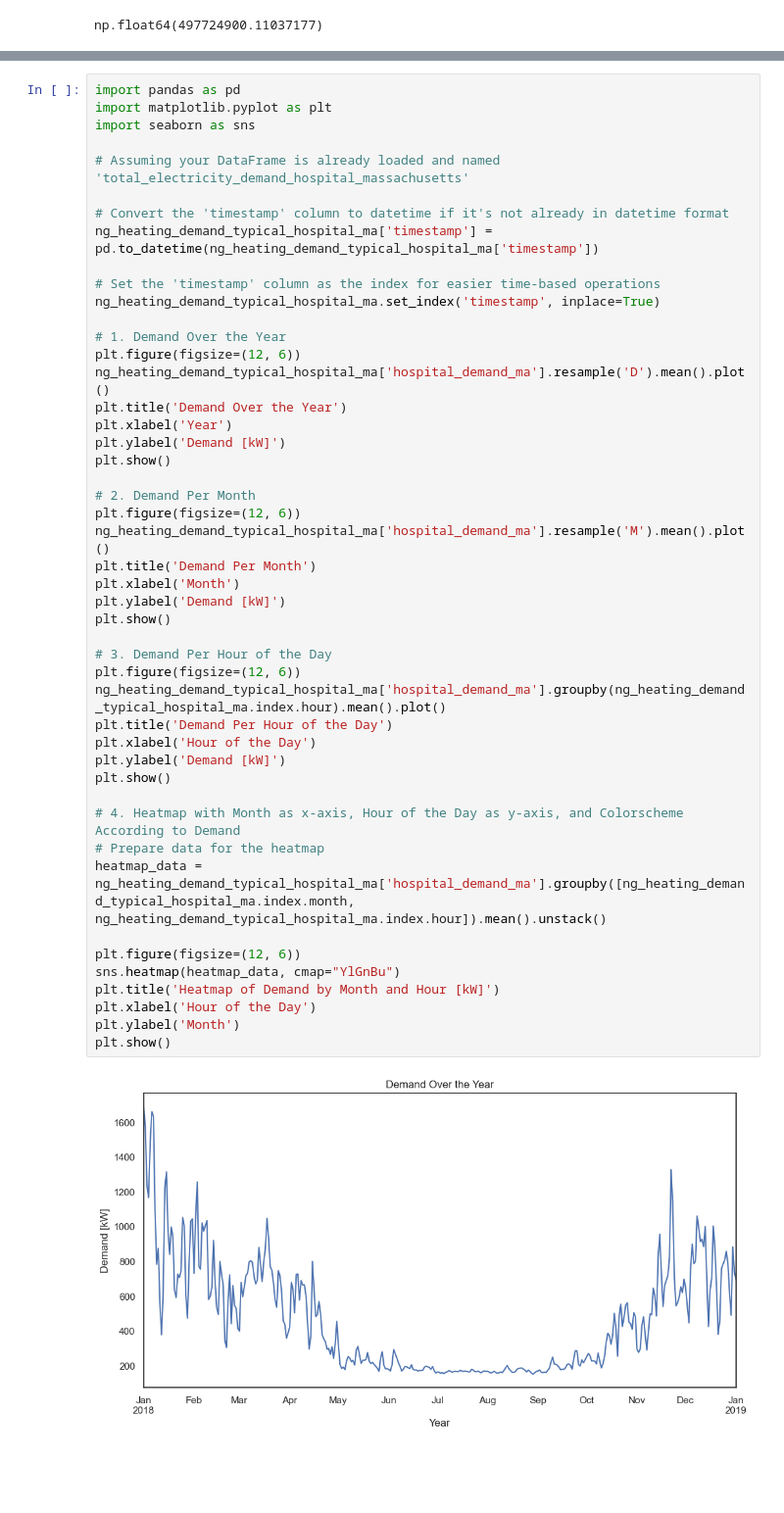
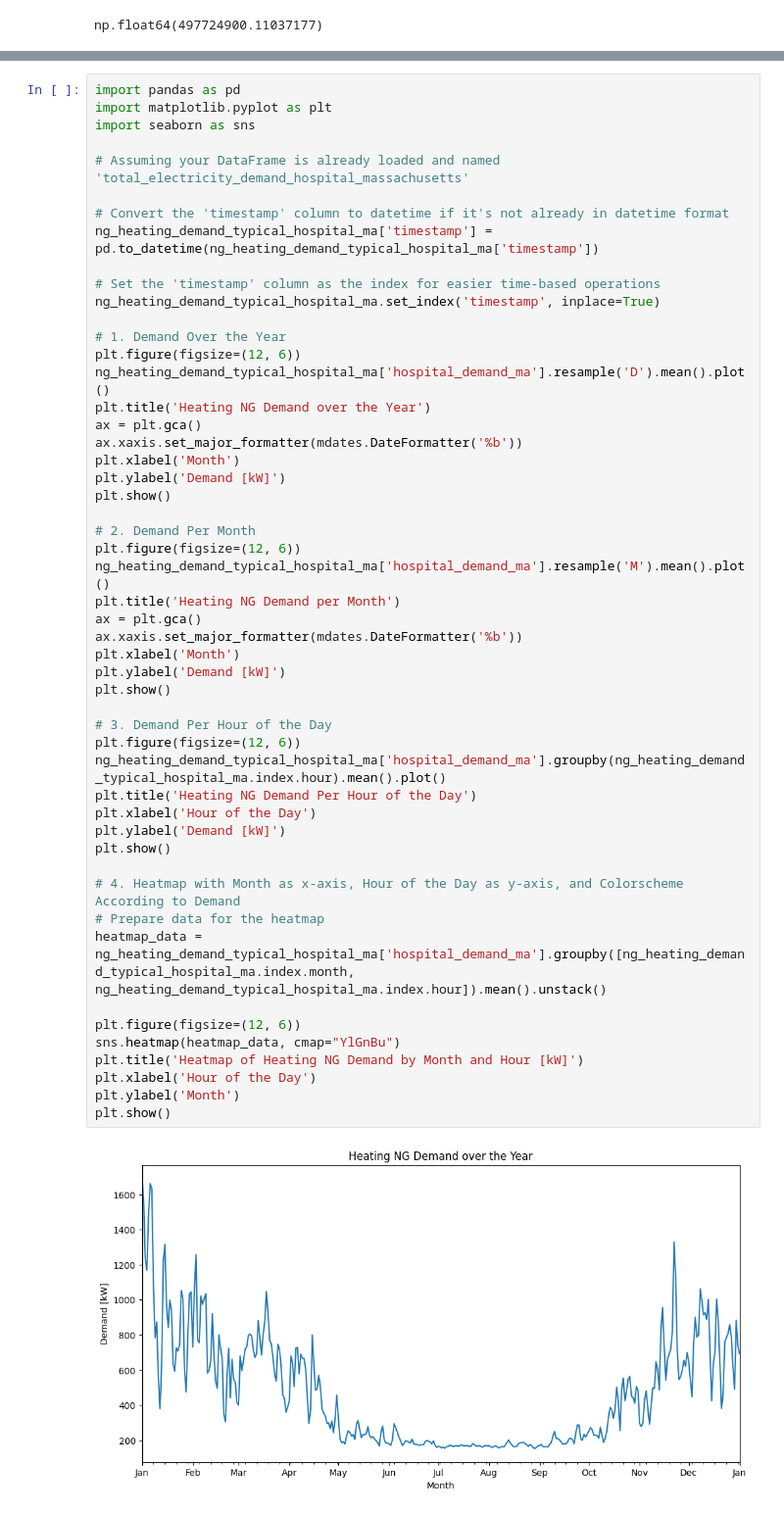
Before and after one commit to JonasSchweiger/Power_Outages_Code, a Jupyter notebook: Power_Outages_new.ipynb, the cells around one changed output, grey strips where cells are left out. Shown at 98% size. Drawn from its saved outputs; the diff is of its cells as text; blank space fills up the shorter version.

```diff
--- a/Power_Outages_new.ipynb
+++ b/Power_Outages_new.ipynb
@@ -1220,36 +1224,40 @@ ng_heating_demand_typical_hospital_ma.set_index('timestamp', inplace=True)
 # 1. Demand Over the Year
 plt.figure(figsize=(12, 6))
 ng_heating_demand_typical_hospital_ma['hospital_demand_ma'].resample('D').mean().plot()
-plt.title('Demand Over the Year')
-plt.xlabel('Year')
+plt.title('Heating NG Demand over the Year')
+ax = plt.gca()
+ax.xaxis.set_major_formatter(mdates.DateFormatter('%b'))
+plt.xlabel('Month')
 plt.ylabel('Demand [kW]')
 plt.show()
 
 # 2. Demand Per Month
 plt.figure(figsize=(12, 6))
 ng_heating_demand_typical_hospital_ma['hospital_demand_ma'].resample('M').mean().plot()
-plt.title('Demand Per Month')
+plt.title('Heating NG Demand per Month')
+ax = plt.gca()
+ax.xaxis.set_major_formatter(mdates.DateFormatter('%b'))
 plt.xlabel('Month')
 plt.ylabel('Demand [kW]')
 plt.show()
 
 # 3. Demand Per Hour of the Day
 plt.figure(figsize=(12, 6))
 ng_heating_demand_typical_hospital_ma['hospital_demand_ma'].groupby(ng_heating_demand_typical_hospital_ma.index.hour).mean().plot()
-plt.title('Demand Per Hour of the Day')
+plt.title('Heating NG Demand Per Hour of the Day')
 plt.xlabel('Hour of the Day')
 plt.ylabel('Demand [kW]')
 plt.show()
 
 # 4. Heatmap with Month as x-axis, Hour of the Day as y-axis, and Colorscheme According to Demand
 # Prepare data for the heatmap
 heatmap_data = ng_heating_demand_typical_hospital_ma['hospital_demand_ma'].groupby([ng_heating_demand_typical_hospital_ma.index.month, ng_heating_demand_typical_hospital_ma.index.hour]).mean().unstack()
 
 plt.figure(figsize=(12, 6))
 sns.heatmap(heatmap_data, cmap="YlGnBu")
-plt.title('Heatmap of Demand by Month and Hour [kW]')
+plt.title('Heatmap of Heating NG Demand by Month and Hour [kW]')
 plt.xlabel('Hour of the Day')
 plt.ylabel('Month')
 plt.show()
 # %% [output]
-[figure, old version]
+[figure, new version]
```
Also changed, not shown: parts of 4 cells of this notebook.
